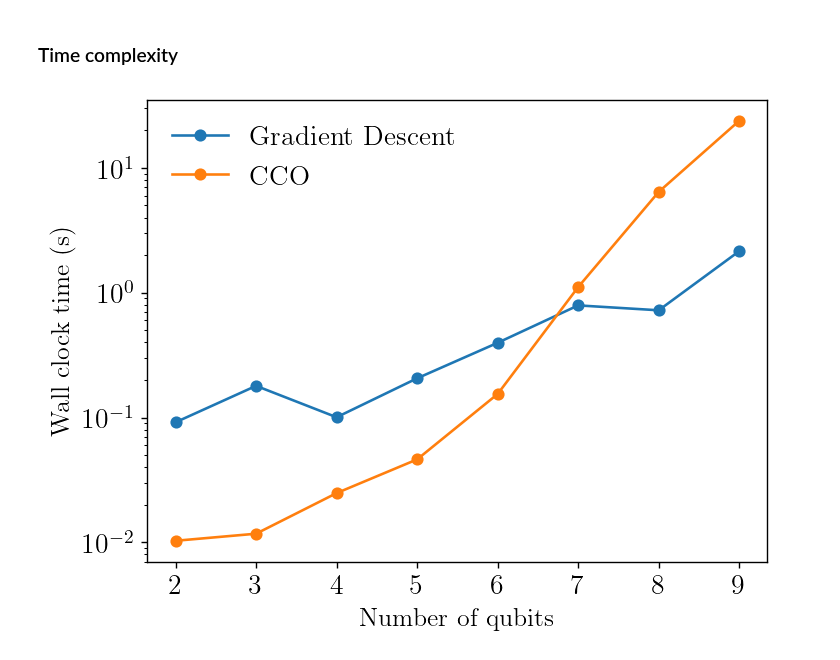
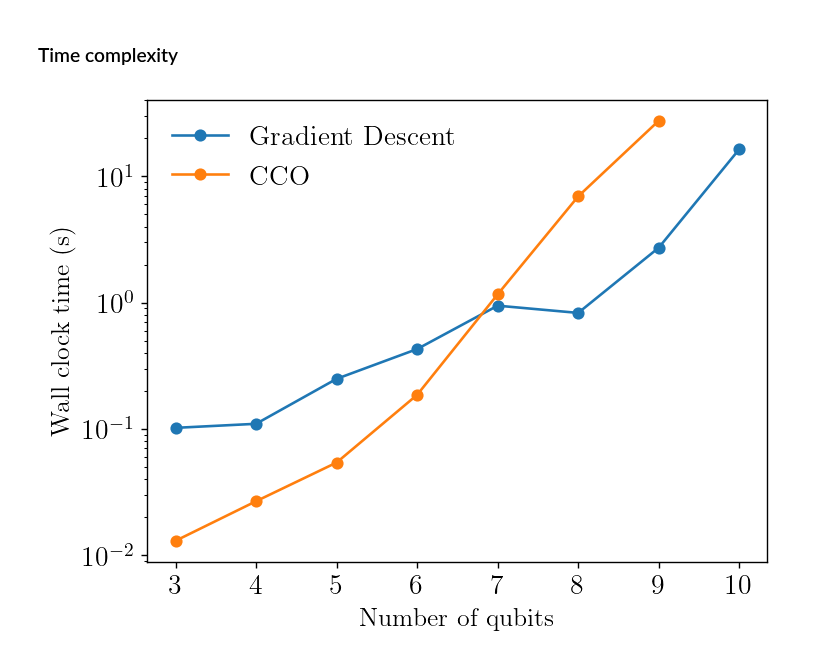
Before and after one commit to amanuelanteneh/gd-qdt, a Jupyter notebook: notebooks/DV/dv_time_comp.ipynb, the cells around one changed output. Drawn from its saved outputs; the diff is of its cells as text; code cells hidden in the pictures.

```diff
--- a/notebooks/DV/dv_time_comp.ipynb
+++ b/notebooks/DV/dv_time_comp.ipynb
@@ -28,7 +36,7 @@ th.manual_seed(seed);
 # %% [markdown]
 ### Time complexity
 # %%
-num_qubits_list = [2, 3, 4, 5, 6, 7, 8, 9, 10]
+num_qubits_list = [3, 4, 5, 6, 7, 8, 9, 10]
 device = 'cpu'
 lam_l1 = 0e-5
 number = 5
@@ -40,16 +48,11 @@ iters_cco = []
 hyperparams = Hyperparameters(lr=0.01, lr_decay=0.999, beta1=0.9, beta2=0.9, num_epochs=100, batch_size=25)
 # %%
 for num_qubits in tqdm(num_qubits_list, desc="Performing time experiments"):
-    if num_qubits < 3:
-        hyperparams.batch_size = 4
-    elif num_qubits > 7:
-        hyperparams.batch_size = 64
-    else:
-        hyperparams.batch_size = 16
+    set_batch_size(num_qubits, hyperparams)
 
-    # PNR detector POVM
+    # Random Z-basis diagonal detector POVM
     true_povm = rand_DV_diag_povm(num_qubits=num_qubits)
-    true_povm = th.vstack( [th.diagonal(E) for E in true_povm] ).T
+    true_povm = th.vstack( [th.diagonal(E) for E in true_povm] ).T.to(device)
 
     # We just need the probs (this only works for kets for dms we'd need to extract the diagonals)
     probes = get_qubit_probe_states(num_qubits, return_dm=False, povm_is_diag=True, device=device).abs() ** 2
@@ -69,43 +72,48 @@ for num_qubits in tqdm(num_qubits_list, desc="Performing time experiments"):
 
     Pi = th.softmax(logits, dim=1).to('cpu')  # rows are probability vectors so apply softmax along them
 
-    if check_diag_povm(Pi.T, tol=1e-5) is not True:
-        print(f"WARNING: Gradient descent got invalid solution POVM for {num_qubits} qubits")
+    if check_diag_povm(Pi.T, tol=1e-4) is not True:
+        print(f"WARNING: Gradient descent got solution POVM for {num_qubits} qubits which is below error tolerance.")
 
     Fs = [ diag_povm_fidelity(th.diag(Pi[:, i]), true_povm[:, i]) for i in range(true_povm.shape[1]) ]
 
-    Pi, prob, iters = phase_insensitive_loss_cvx(targets.cpu().numpy(), probes.cpu().numpy(), 0.0, cco_solver, lam_l1)
-    Pi = th.tensor(Pi)
 
-    if check_diag_povm(Pi.T, tol=1e-5) is not True:
-        print(f"WARNING: CVXPY got invalid solution POVM for {num_qubits} qubits")
+    if num_qubits < 10:
+        # skip CVX opt section since the memory usage will be too large and crash the program
+        Pi, prob, iters = phase_insensitive_loss_cvx(targets.cpu().numpy(), probes.cpu().numpy(), 0.0, cco_solver, lam_l1)
+        Pi = th.tensor(Pi)
 
-    iters_cco.append(iters)
-    Fs = [ diag_povm_fidelity(Pi[:, i], true_povm[:, i]) for i in range(true_povm.shape[1]) ]
-    avg_fids_cco.append(sum(Fs)/len(Fs))
+        if check_diag_povm(Pi.T, tol=1e-4) is not True:
+            print(f"WARNING: {cco_solver} got solution POVM for {num_qubits} qubits which is above error tolerance.")
+
+        iters_cco.append(iters)
+        Fs = [ diag_povm_fidelity(Pi[:, i], true_povm[:, i]) for i in range(true_povm.shape[1]) ]
+        avg_fids_cco.append(sum(Fs)/len(Fs))
 
     # compute times
     t = timeit(lambda: learn_phase_insensitive_povm(logits, hyperparams, dataset, 0.0, False, None, lam_l1), number=number)
     time_gd.append(t / number)
 
-    t = timeit(lambda: phase_insensitive_loss_cvx(targets.cpu().numpy(), probes.cpu().numpy(), 0.0, cco_solver, lam_l1), number=number)
-    time_cco.append(t / number)
+    if num_qubits < 10:
+        # skip CVX opt section since the memory usage will be too large and crash the program
+        t = timeit(lambda: phase_insensitive_loss_cvx(targets.cpu().numpy(), probes.cpu().numpy(), 0.0, cco_solver, lam_l1), number=number)
+        time_cco.append(t / number)
 # %%
 plt.plot(num_qubits_list, time_gd, label=r'\textrm{Gradient Descent}', marker="o")
-plt.plot(num_qubits_list, time_cco, label=r'\textrm{CCO}', marker="o")
+plt.plot(num_qubits_list[:len(time_cco)], time_cco, label=r'\textrm{CCO}', marker="o")
 plt.xlabel(r"\textrm{Number of qubits}", fontsize=15)
 plt.xticks(num_qubits_list)
 plt.ylabel(r"\textrm{Wall clock time (s)}", fontsize=15)
 plt.yscale("log")
 plt.legend(fancybox=True, ncol=1, frameon=False)
 plt.show();
 
 # if eta < 1.0:
 #     plt.savefig("figs/lossy/lossy_wall_clock.png", dpi=300, bbox_inches='tight')
 # else:
 #     plt.savefig("figs/ideal/ideal_wall_clock.png", dpi=300, bbox_inches='tight')
 # %% [output]
-[figure, old version]
+[figure, new version]
 # %%
 time_per_iter_gd = [ t/hyperparams.num_epochs for t in time_gd ]
 
```
Also changed, not shown: parts of 4 cells of this notebook, 1 other file.
